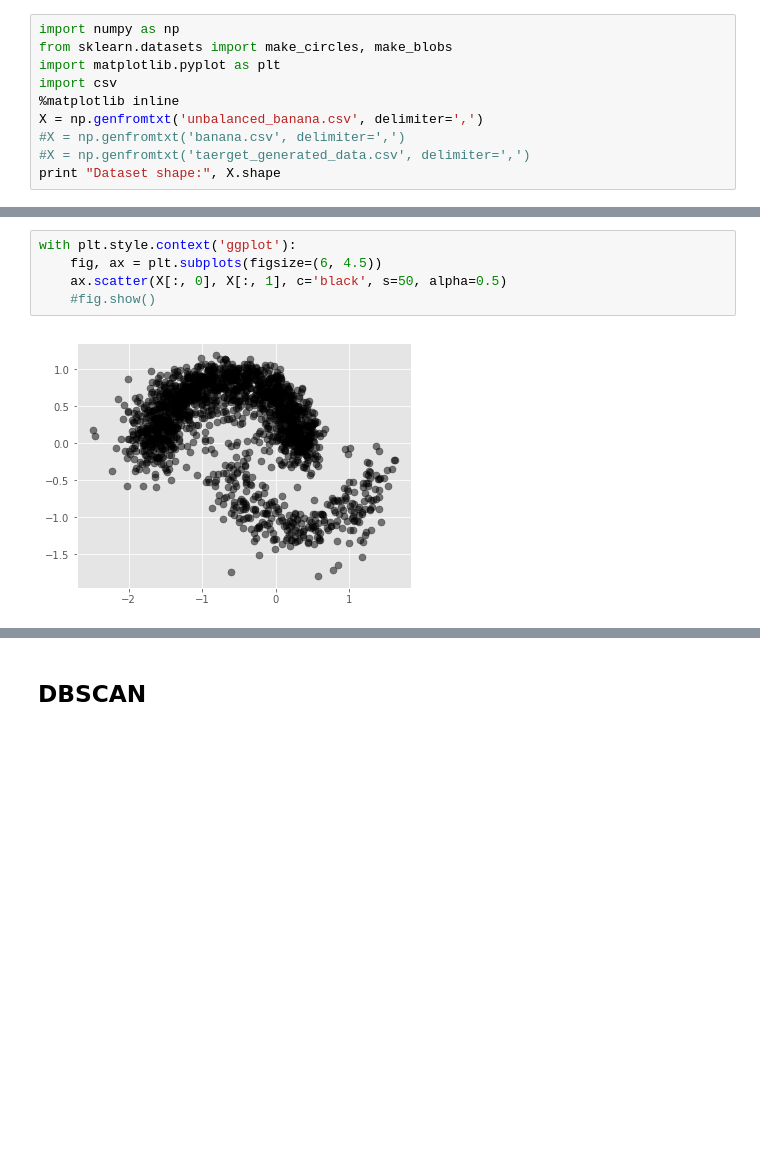
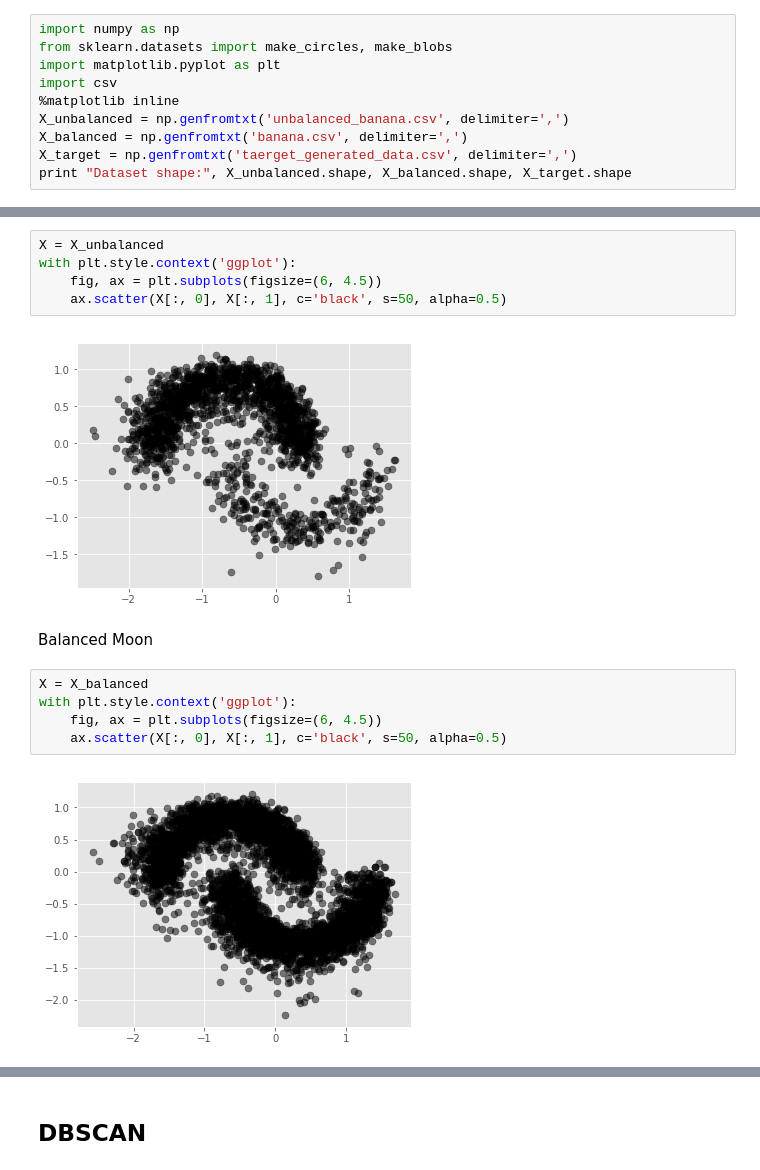
Before and after one commit to ChenDanCMU/DeBaCl, a Jupyter notebook: examples/getting_started.ipynb, the cells around one changed output, grey strips where cells are left out. Saved outputs shown, nothing was run; the diff lists cells and outputs as text; blank space fills up the shorter version.

```diff
--- a/examples/getting_started.ipynb
+++ b/examples/getting_started.ipynb
@@ -10,8 +10,8 @@ from sklearn.datasets import make_circles, make_blobs
 import matplotlib.pyplot as plt
 import csv
 %matplotlib inline
-X = np.genfromtxt('unbalanced_banana.csv', delimiter=',')
-#X = np.genfromtxt('banana.csv', delimiter=',')
-#X = np.genfromtxt('taerget_generated_data.csv', delimiter=',')
-print "Dataset shape:", X.shape
+X_unbalanced = np.genfromtxt('unbalanced_banana.csv', delimiter=',')
+X_balanced = np.genfromtxt('banana.csv', delimiter=',')
+X_target = np.genfromtxt('taerget_generated_data.csv', delimiter=',')
+print "Dataset shape:", X_unbalanced.shape, X_balanced.shape, X_target.shape
 # %% [output]
@@ -19,7 +21,16 @@ Dataset shape: (1800L, 2L)
 # %%
+X = X_unbalanced
 with plt.style.context('ggplot'):
     fig, ax = plt.subplots(figsize=(6, 4.5))
     ax.scatter(X[:, 0], X[:, 1], c='black', s=50, alpha=0.5)
-    #fig.show()
 # %% [output]
 [figure]
+# %% [markdown]
+Balanced Moon
+# %%
+X = X_balanced
+with plt.style.context('ggplot'):
+    fig, ax = plt.subplots(figsize=(6, 4.5))
+    ax.scatter(X[:, 0], X[:, 1], c='black', s=50, alpha=0.5)
+# %% [output]
+[figure, added]
```
Also changed, not shown: parts of 66 cells of this notebook.
